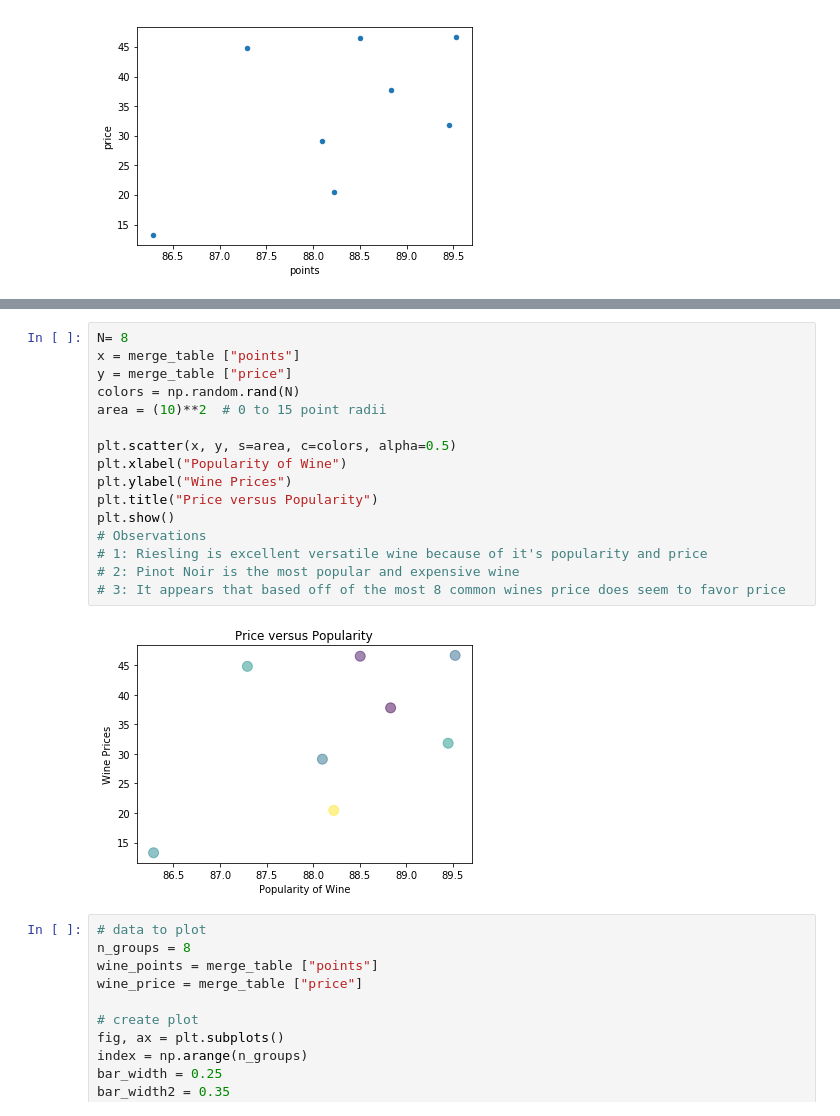
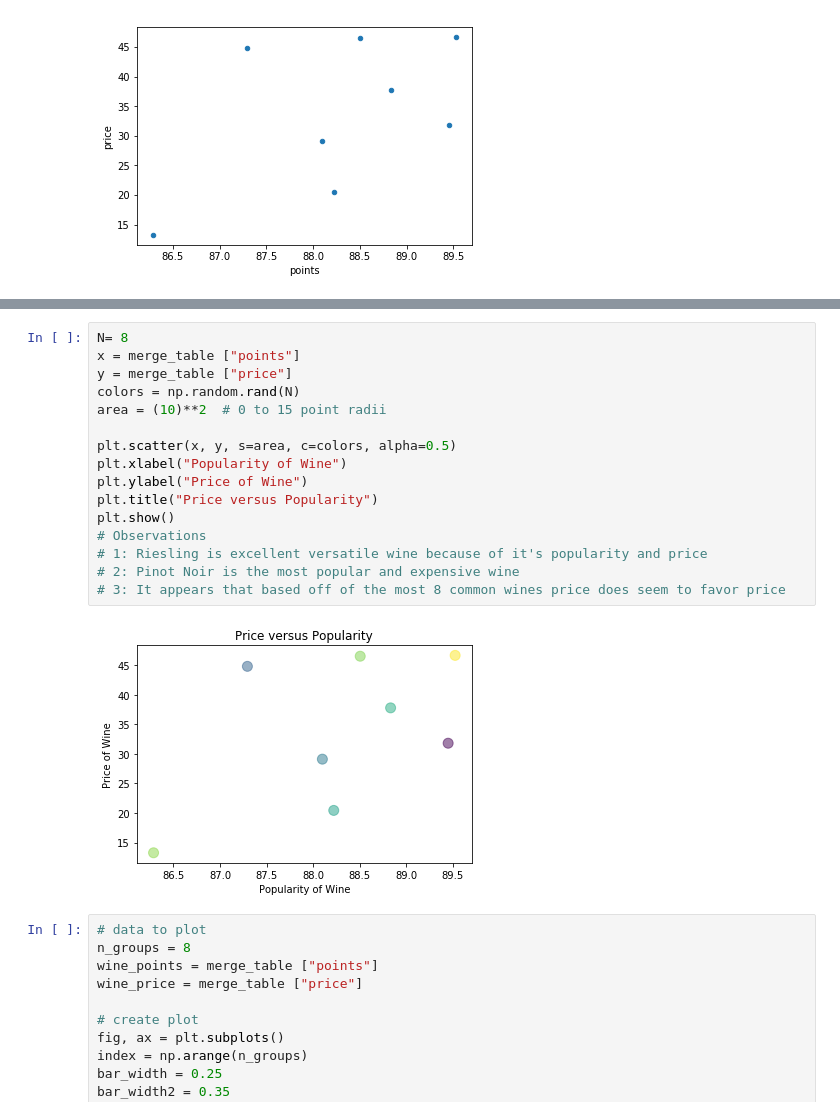
Before and after one commit to mcgeec91/Wine_Project, a Jupyter notebook: Anthony_Question5.ipynb, the cells around one changed output, grey strips where cells are left out. Saved outputs shown, nothing was run; the diff lists cells and outputs as text.

```diff
--- a/Anthony_Question5.ipynb
+++ b/Anthony_Question5.ipynb
@@ -116,21 +101,21 @@ plt.show()
 # %%
 N= 8
 x = merge_table ["points"]
 y = merge_table ["price"]
 colors = np.random.rand(N)
 area = (10)**2  # 0 to 15 point radii
 
 plt.scatter(x, y, s=area, c=colors, alpha=0.5)
 plt.xlabel("Popularity of Wine")
-plt.ylabel("Wine Prices")
+plt.ylabel("Price of Wine")
 plt.title("Price versus Popularity")
 plt.show()
 # Observations
 # 1: Riesling is excellent versatile wine because of it's popularity and price
 # 2: Pinot Noir is the most popular and expensive wine
 # 3: It appears that based off of the most 8 common wines price does seem to favor price
 # %% [output]
-[figure, old version]
+[figure, new version]
 # %%
 # data to plot
 n_groups = 8
```
Also changed, not shown: parts of 1 cell of this notebook.
